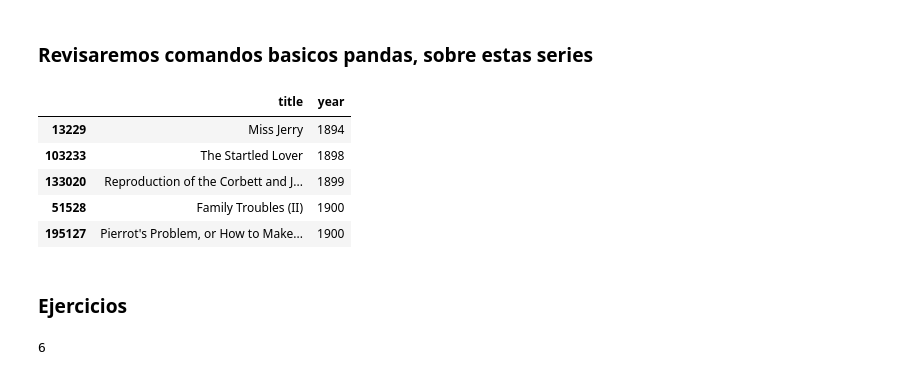
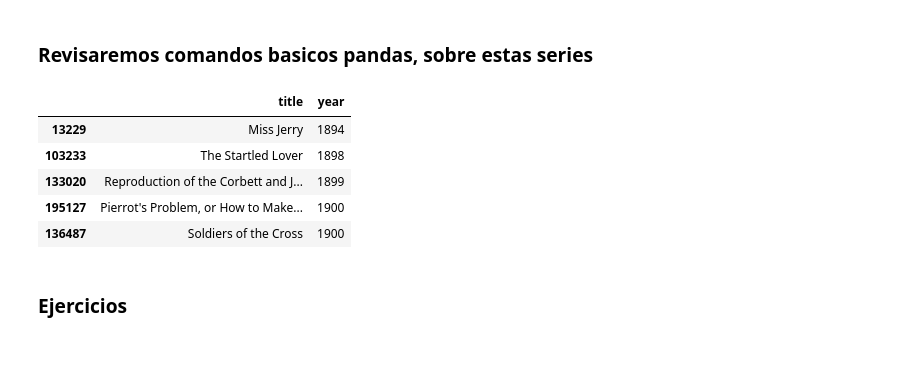
Before and after one commit to seimandi-g/Programacion-I, a Jupyter notebook: Unidad II/4. pandas-ejercicios-1.ipynb, the cells around one changed output. Drawn from its saved outputs; the diff is of its cells as text; code cells hidden in the pictures.

```diff
--- a/Unidad II/4. pandas-ejercicios-1.ipynb
+++ b/Unidad II/4. pandas-ejercicios-1.ipynb
@@ -10,7 +14,7 @@ Populating the interactive namespace from numpy and matplotlib
 # %%
 # Cargar base de datos imdb de titulos de peliculas
-titulos = pd.read_csv('data/titles/titles.csv' )
-titulos.head()
+df_tit = pd.read_csv('C:/Users/hp elitebook/MCD-UDG/Semestre-1/ProgramacionI/Programacion-I/Unidad II/data/titles/titles.csv' )
+df_tit.head()
 # %% [output]
 |  | title | year |
 | 0 | Mahler | 1974 |
@@ -42,18 +49,13 @@ len(titulos)
 ### Revisaremos comandos basicos pandas, sobre estas series
 # %%
 # Cuales son las peliculas mas antiguas listadas en titulos?
-titulos.sort_values('year').head()
+df_tit.sort_values('year').head()
 # %% [output]
 |  | title | year |
 | 13229 | Miss Jerry | 1894 |
 | 103233 | The Startled Lover | 1898 |
 | 133020 | Reproduction of the Corbett and J... | 1899 |
-| 51528 | Family Troubles (II) | 1900 |
 | 195127 | Pierrot's Problem, or How to Make... | 1900 |
+| 136487 | Soldiers of the Cross | 1900 |
 # %% [markdown]
 ### Ejercicios
-# %%
-# Cuantas peliculas estan listadas por el nombre "Dracula" ?
-len( titulos[titulos.title == "Dracula"] )
-# %% [output]
-6
```
Also changed, not shown: parts of 50 cells of this notebook, 29 other files.
